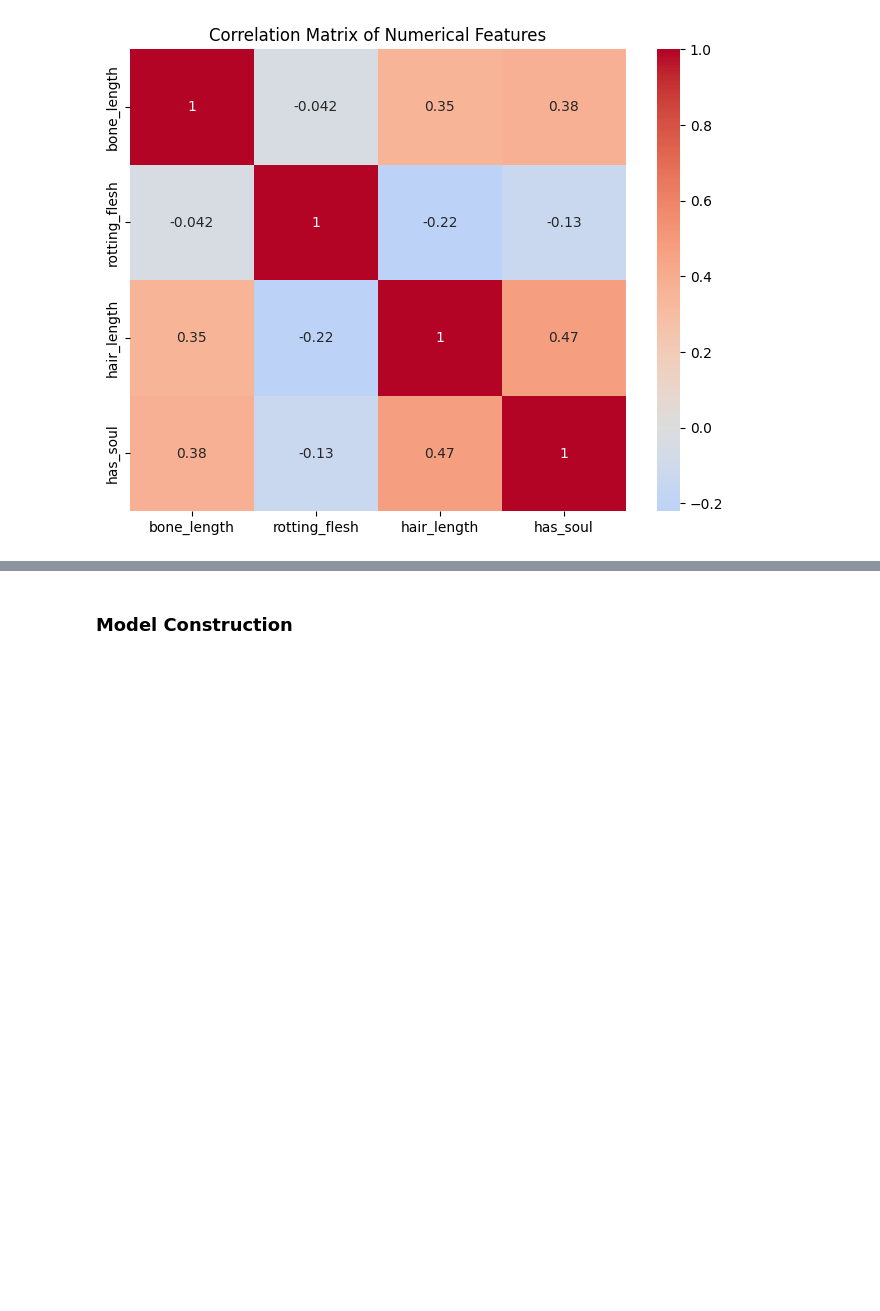
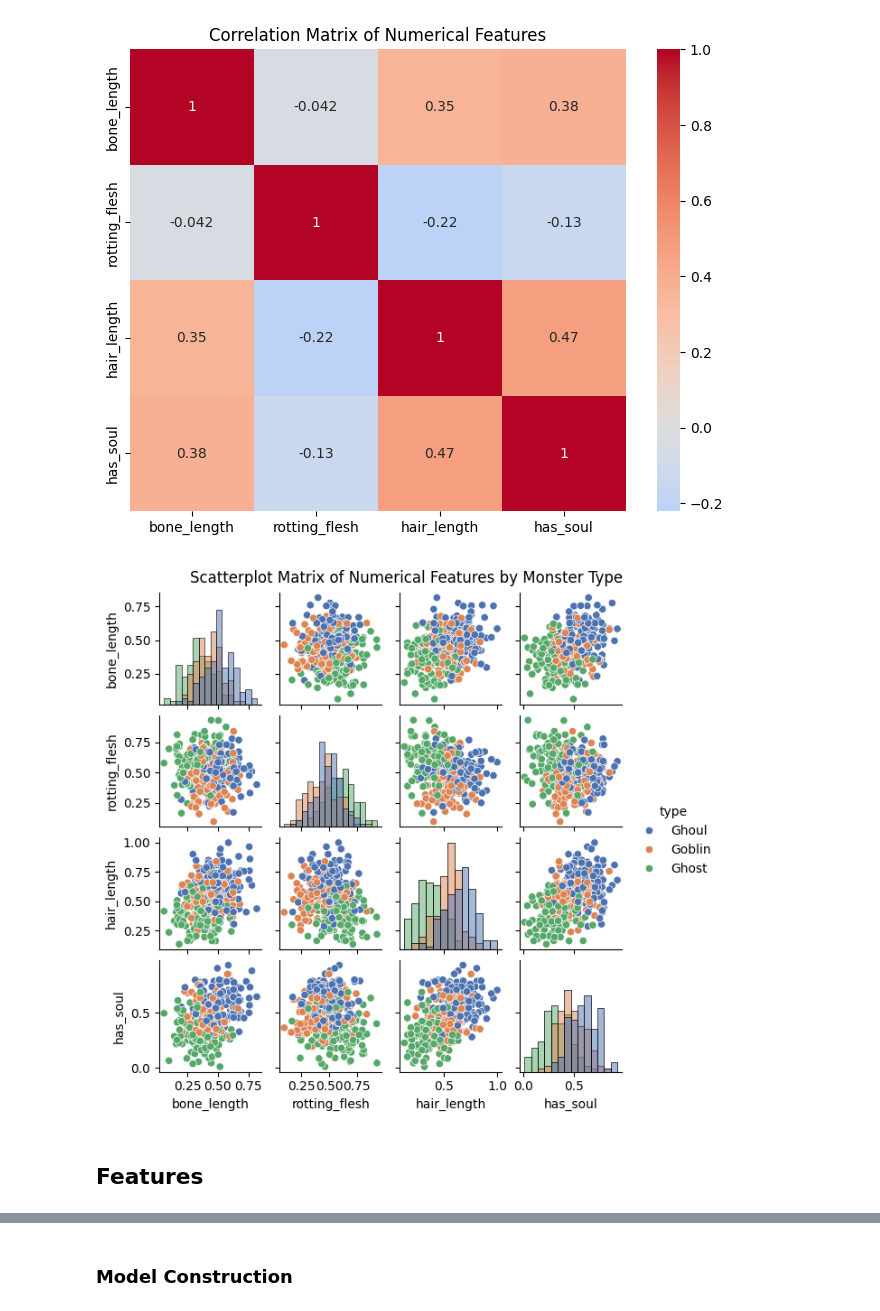
Before and after one commit to platinijcd/Monsters-Classification, a Jupyter notebook: notebook.ipynb, the cells around one changed output, grey strips where cells are left out. Cells and saved outputs as stored; diff of their text form; code cells hidden in the pictures; blank space fills up the shorter version.

```diff
--- a/notebook.ipynb
+++ b/notebook.ipynb
@@ -123,3 +136,12 @@ plt.title('Correlation Matrix of Numerical Features')
 plt.show()
 # %% [output]
 [figure]
+# %%
+# Create a scatterplot matrix for all numerical features
+sns.pairplot(train[numerical_features + ['type']], hue='type', palette='deep', diag_kind='hist', height=1.5)
+plt.suptitle('Scatterplot Matrix of Numerical Features by Monster Type', y=1.02)
+plt.show()
+# %% [output]
+[figure, added]
+# %% [markdown]
+## Features
```
Also changed, not shown: parts of 35 cells of this notebook, 3 other files.
